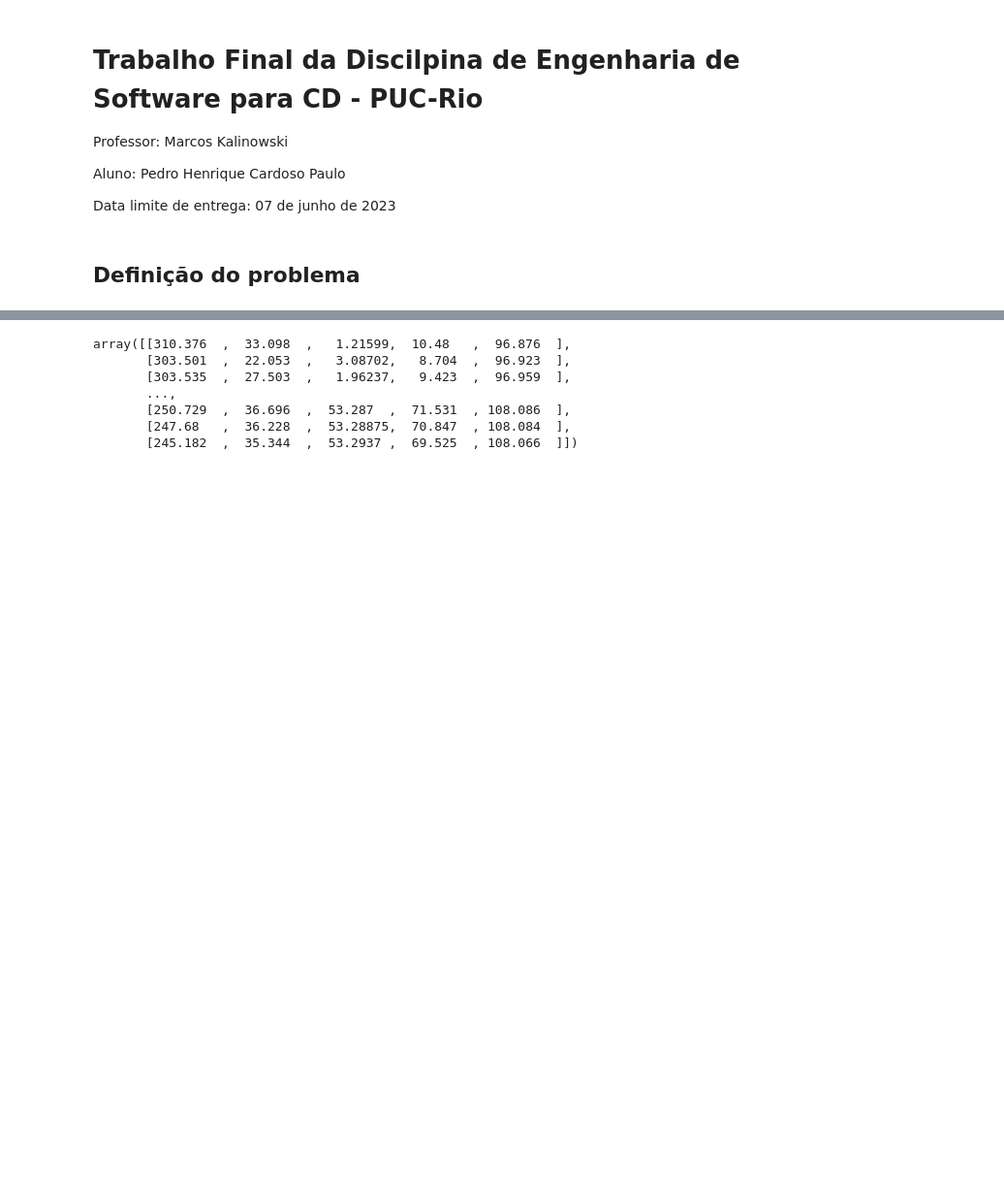
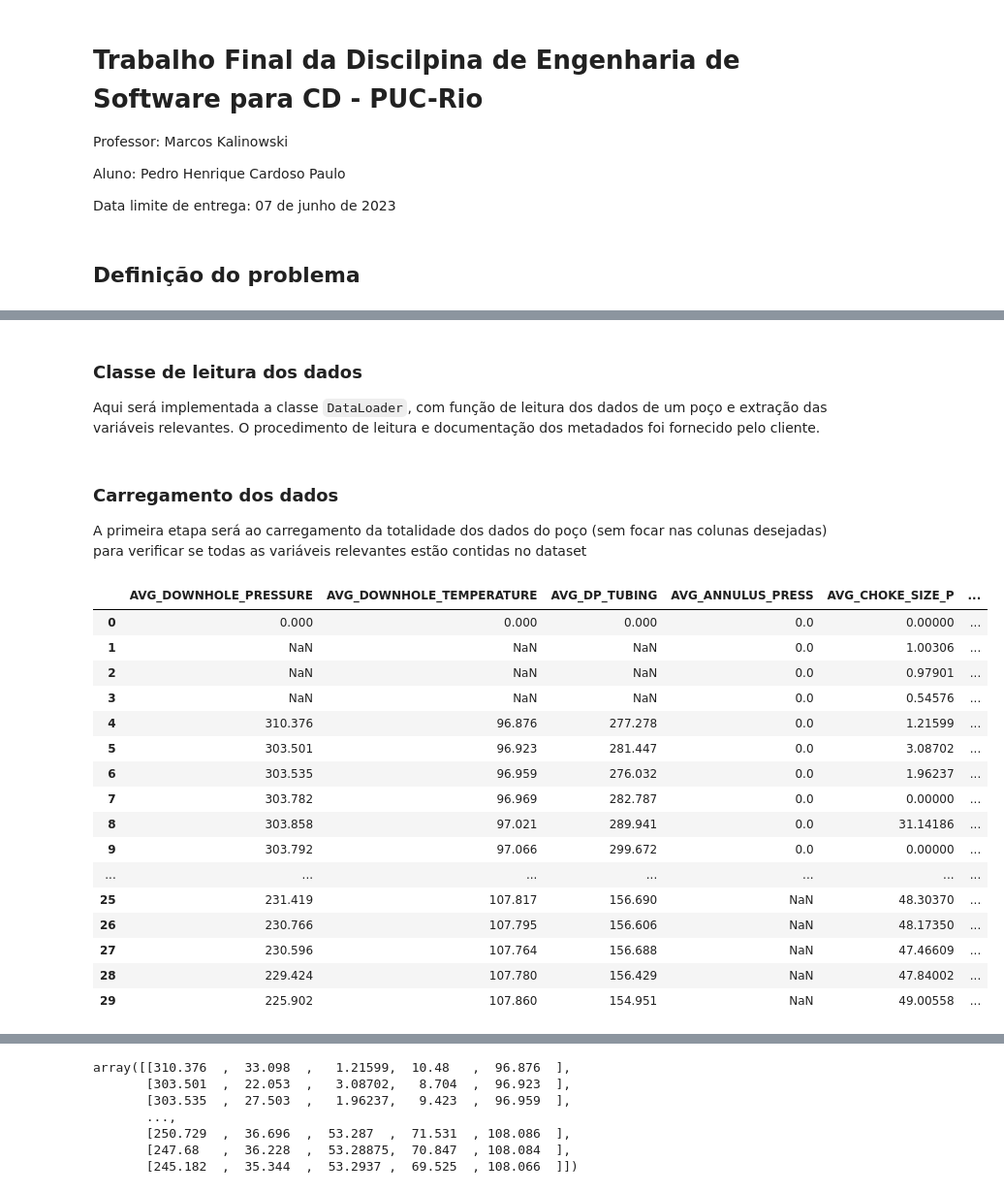
Before and after one commit to prj-phcp/ENGSOFTCD_Atividades, a Jupyter notebook: Atividade02/Atividade02.ipynb, the cells around one changed output, grey strips where cells are left out. Shown at 97% size. Drawn from its saved outputs; the diff is of its cells as text; code cells hidden in the pictures; blank space fills up the shorter version.

```diff
--- a/Atividade02/Atividade02.ipynb
+++ b/Atividade02/Atividade02.ipynb
@@ -66,3 +113,7 @@ rs = 85
+# %% [markdown]
+### Classe de leitura dos dados
+
+Aqui será implementada a classe `DataLoader`, com função de leitura dos dados de um poço e extração das variáveis relevantes. O procedimento de leitura e documentação dos metadados foi fornecido pelo cliente.
 # %%
 class DataLoader:
 
@@ -113,2 +166,6 @@ class DataLoader:
 
         return data
+# %% [markdown]
+### Carregamento dos dados
+
+A primeira etapa será ao carregamento da totalidade dos dados do poço (sem focar nas colunas desejadas) para verificar se todas as variáveis relevantes estão contidas no dataset
@@ -114,0 +178,21 @@ class DataLoader:
+# %%
+# Visualizando as 30 primeiras linhas
+display(well_data.head(30))
+# %% [output]
+|  | AVG_DOWNHOLE_PRESSURE | AVG_DOWNHOLE_TEMPERATURE | AVG_DP_TUBING | AVG_ANNULUS_PRESS | AVG_CHOKE_SIZE_P | ... |
+| 0 | 0.000 | 0.000 | 0.000 | 0.0 | 0.00000 | ... |
+| 1 | NaN | NaN | NaN | 0.0 | 1.00306 | ... |
+| 2 | NaN | NaN | NaN | 0.0 | 0.97901 | ... |
+| 3 | NaN | NaN | NaN | 0.0 | 0.54576 | ... |
+| 4 | 310.376 | 96.876 | 277.278 | 0.0 | 1.21599 | ... |
+| 5 | 303.501 | 96.923 | 281.447 | 0.0 | 3.08702 | ... |
+| 6 | 303.535 | 96.959 | 276.032 | 0.0 | 1.96237 | ... |
+| 7 | 303.782 | 96.969 | 282.787 | 0.0 | 0.00000 | ... |
+| 8 | 303.858 | 97.021 | 289.941 | 0.0 | 31.14186 | ... |
+| 9 | 303.792 | 97.066 | 299.672 | 0.0 | 0.00000 | ... |
+| ... | ... | ... | ... | ... | ... | ... |
+| 25 | 231.419 | 107.817 | 156.690 | NaN | 48.30370 | ... |
+| 26 | 230.766 | 107.795 | 156.606 | NaN | 48.17350 | ... |
+| 27 | 230.596 | 107.764 | 156.688 | NaN | 47.46609 | ... |
+| 28 | 229.424 | 107.780 | 156.429 | NaN | 47.84002 | ... |
+| 29 | 225.902 | 107.860 | 154.951 | NaN | 49.00558 | ... |
```
Also changed, not shown: parts of 72 cells of this notebook, 2 other files.
